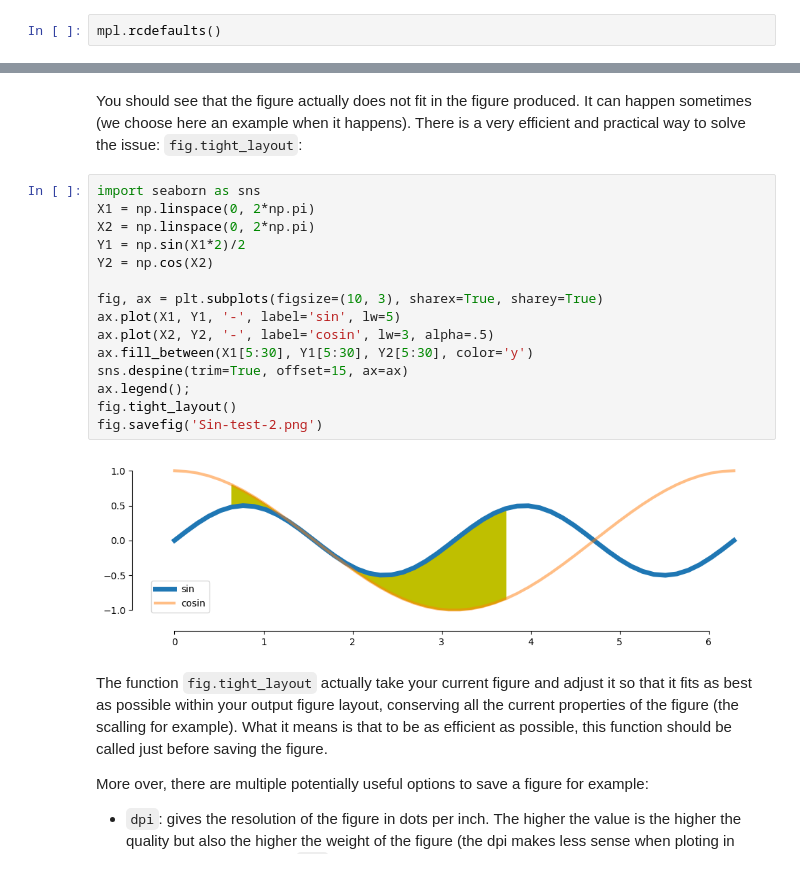
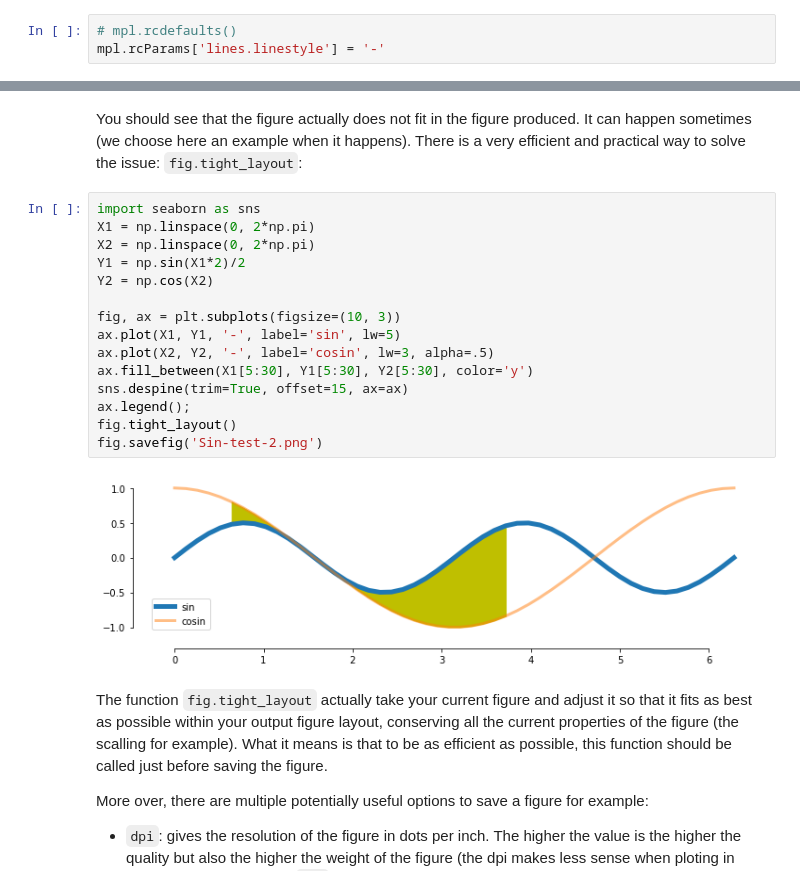
Before and after one commit to GuignardLab/CenTuri-Course, a Jupyter notebook: 2-Data-handling-and-visu/Matplotlib-course.ipynb, the cells around one changed output, grey strips where cells are left out. Cells and saved outputs as stored; diff of their text form.

```diff
--- a/2-Data-handling-and-visu/Matplotlib-course.ipynb
+++ b/2-Data-handling-and-visu/Matplotlib-course.ipynb
@@ -339,7 +339,8 @@ ax.legend();
 # %% [markdown]
 If you made too many changes and you do not remember what were the original settings you can call the function `mpl.rcdefaults()`:
 # %%
-mpl.rcdefaults()
+# mpl.rcdefaults()
+mpl.rcParams['lines.linestyle'] = '-'
 # %%
 X1 = np.linspace(0, 2*np.pi)
 X2 = np.linspace(0, 2*np.pi)
@@ -490,20 +491,20 @@ You should see that the figure actually does not fit in the figure produced. It
 # %%
 import seaborn as sns
 X1 = np.linspace(0, 2*np.pi)
 X2 = np.linspace(0, 2*np.pi)
 Y1 = np.sin(X1*2)/2
 Y2 = np.cos(X2)
 
-fig, ax = plt.subplots(figsize=(10, 3), sharex=True, sharey=True)
+fig, ax = plt.subplots(figsize=(10, 3))
 ax.plot(X1, Y1, '-', label='sin', lw=5)
 ax.plot(X2, Y2, '-', label='cosin', lw=3, alpha=.5)
 ax.fill_between(X1[5:30], Y1[5:30], Y2[5:30], color='y')
 sns.despine(trim=True, offset=15, ax=ax)
 ax.legend();
 fig.tight_layout()
 fig.savefig('Sin-test-2.png')
 # %% [output]
-[figure, old version]
+[figure, new version]
 # %% [markdown]
 The function `fig.tight_layout` actually take your current figure and adjust it so that it fits as best as possible within your output figure layout, conserving all the current properties of the figure (the scalling for example). What it means is that to be as efficient as possible, this function should be called just before saving the figure.
 
```
Also changed, not shown: parts of 13 cells of this notebook, 3 other files.
